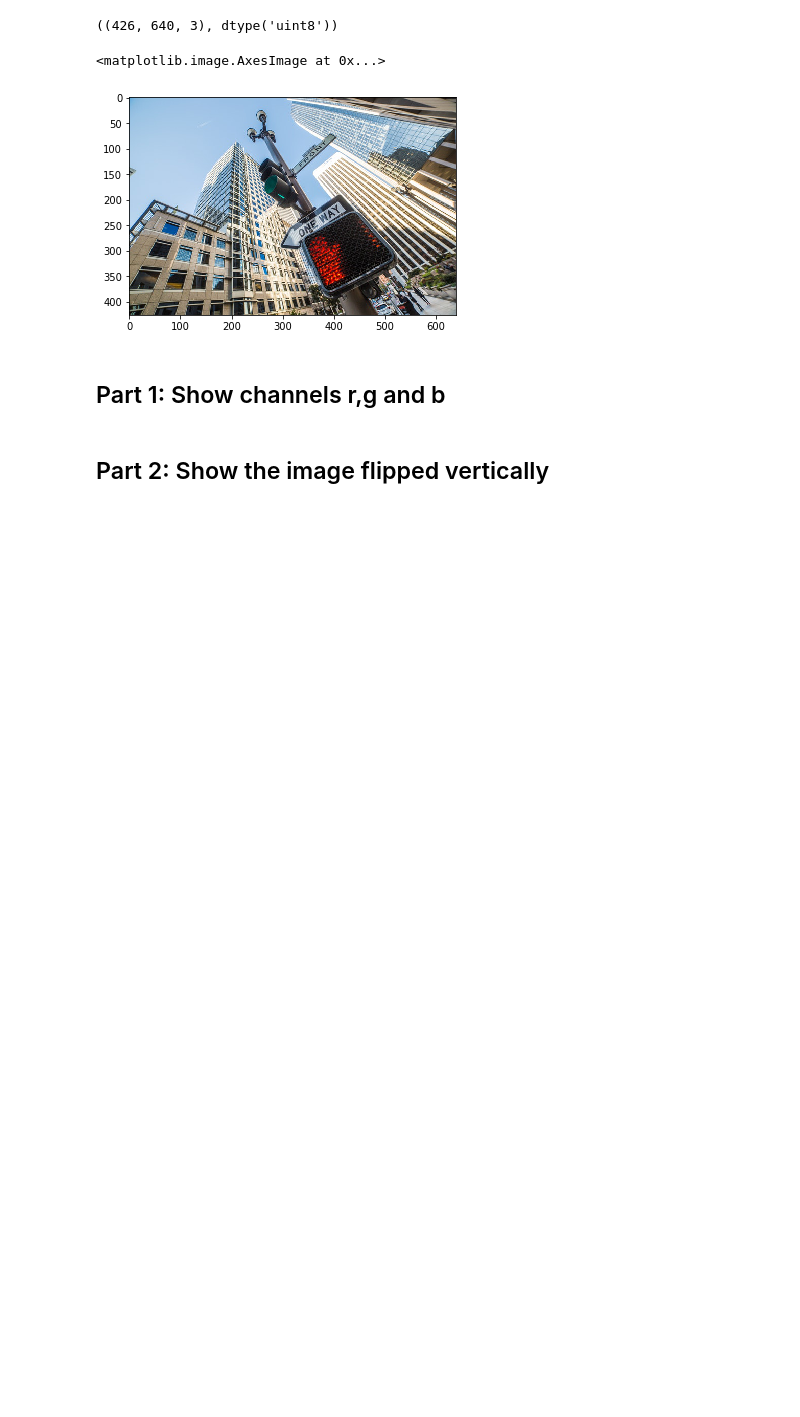
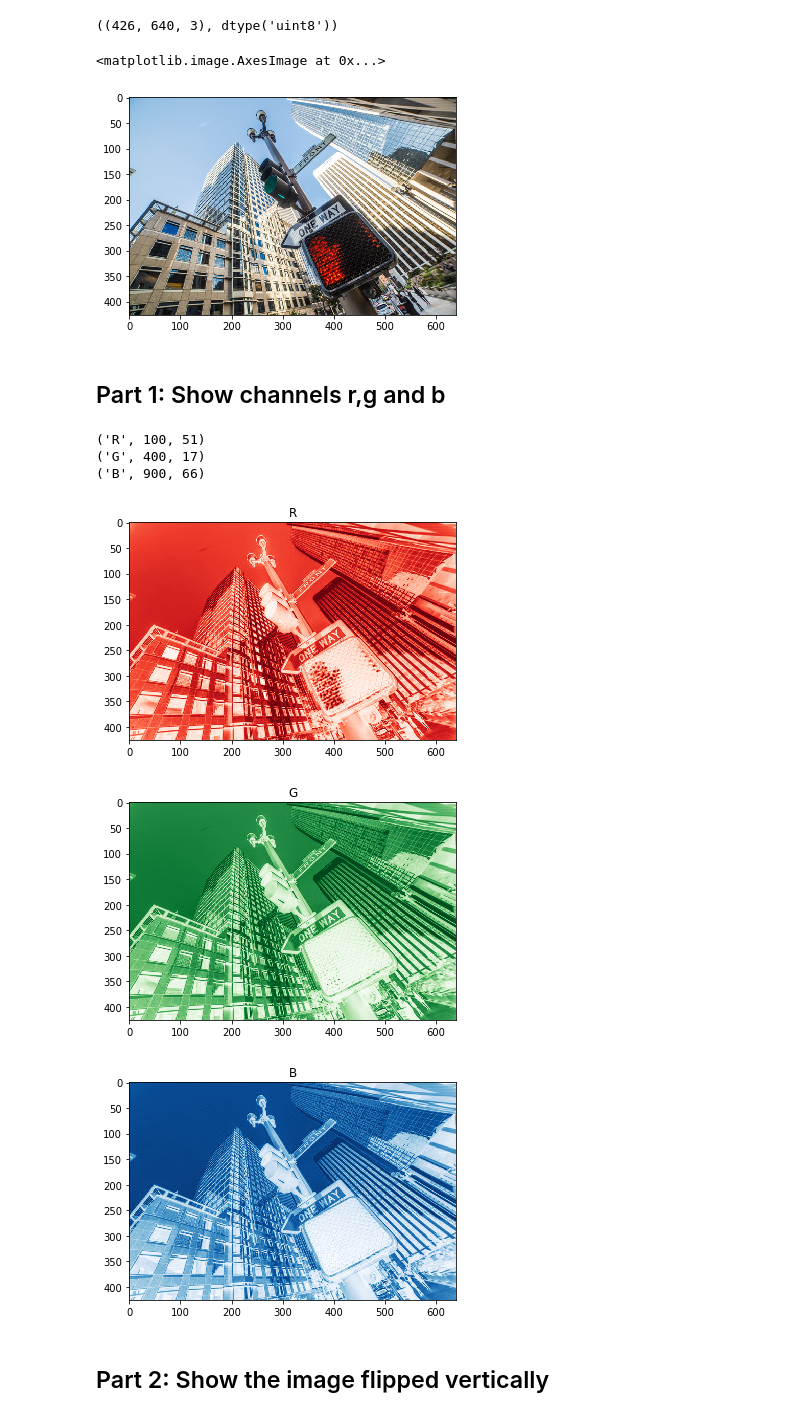
Before and after one commit to nonZero/learn-numpy, a Jupyter notebook: 005-indexing-exercise.ipynb, the cells around one changed output. Saved outputs shown, nothing was run; the diff lists cells and outputs as text; code cells hidden in the pictures; blank space fills up the shorter version.

```diff
--- a/005-indexing-exercise.ipynb
+++ b/005-indexing-exercise.ipynb
@@ -23,5 +23,25 @@ imshow(a)
 [figure]
 # %% [markdown]
 ## Part 1: Show channels r,g and b
+# %%
+s1 = "RGB"
+x1 = (100, 400, 900)
+y1 = [51, 17, 66]
+for t in zip(s1,x1, y1):
+    print(t)
+# %% [output]
+('R', 100, 51)
+('G', 400, 17)
+('B', 900, 66)
+# %%
+colors = (cm.Reds, cm.Greens, cm.Blues)
+for i, (c, p) in enumerate(zip("RGB", colors)):
+    imshow(a[:,:,i], cmap=p)
+    title(c)
+    show()
+# %% [output]
+[figure, added]
+[figure, added]
+[figure, added]
 # %% [markdown]
 ## Part 2: Show the image flipped vertically
```
Also changed, not shown: parts of 4 cells of this notebook, 3 other files.
